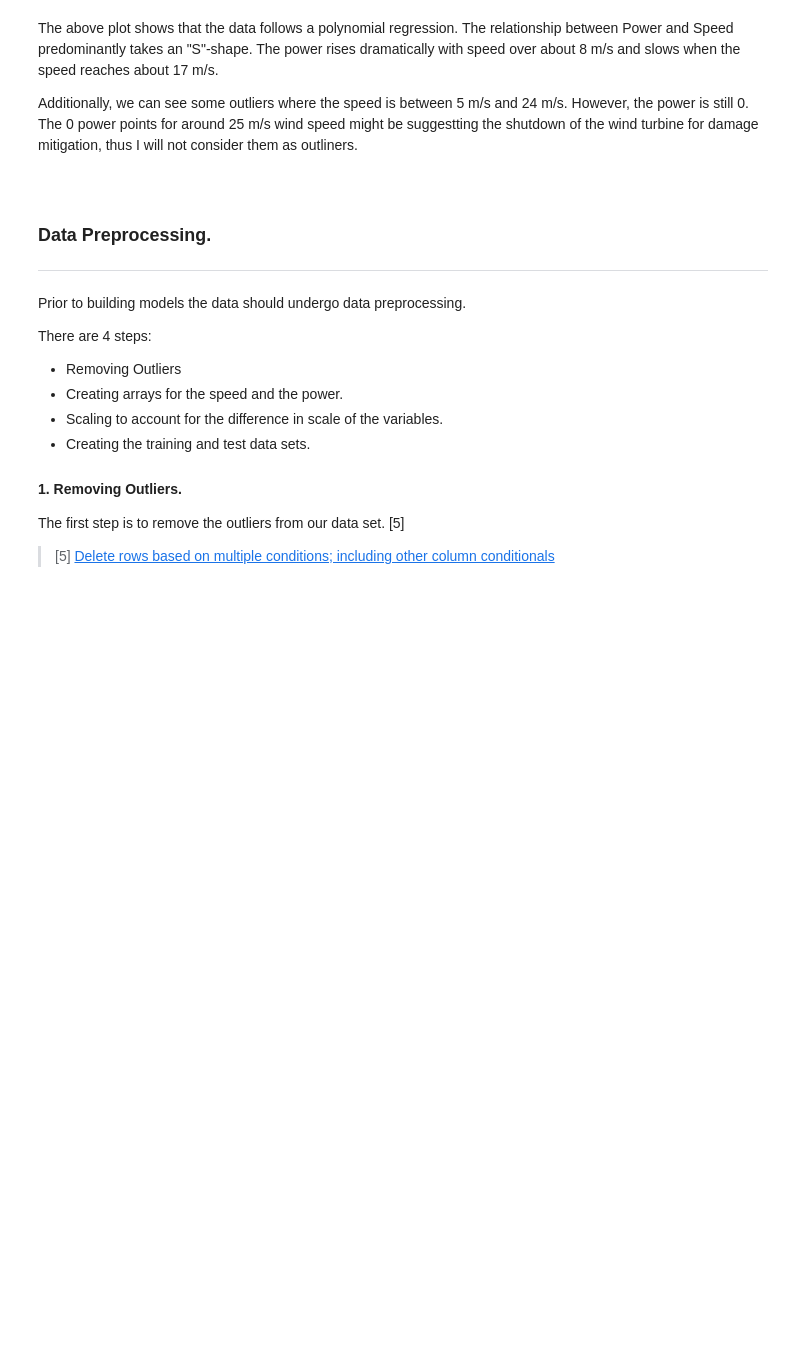
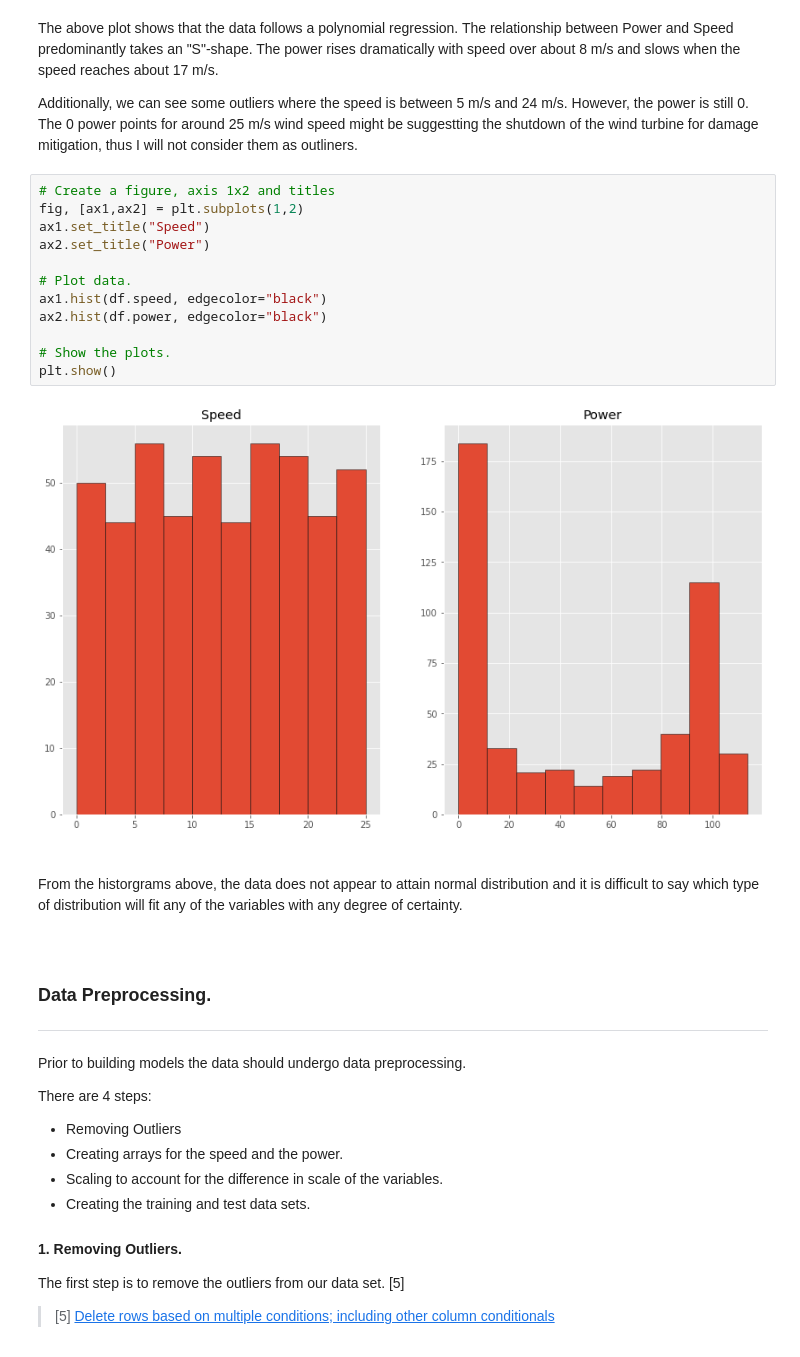
Before and after one commit to olgarozhdestvina/Fundamentals-of-Data-Analysis-Project, a Jupyter notebook: Power_production_models.ipynb, the cells around one changed output. Cells and saved outputs as stored; diff of their text form; blank space fills up the shorter version.

```diff
--- a/Power_production_models.ipynb
+++ b/Power_production_models.ipynb
@@ -133,6 +136,24 @@ plt.show()
 The above plot shows that the data follows a polynomial regression. The relationship between Power and Speed predominantly takes an "S"-shape. The power rises dramatically with speed over about 8 m/s and slows when the speed reaches about 17 m/s.
 
 Additionally, we can see some outliers where the speed is between 5 m/s and 24 m/s. However, the power is still 0. The 0 power points for around 25 m/s wind speed might be suggestting the shutdown of the wind turbine for damage mitigation, thus I will not consider them as outliners.
+# %%
+# Create a figure, axis 1x2 and titles
+fig, [ax1,ax2] = plt.subplots(1,2)
+ax1.set_title("Speed")
+ax2.set_title("Power")
+
+# Plot data.
+ax1.hist(df.speed, edgecolor="black")
+ax2.hist(df.power, edgecolor="black")
+
+# Show the plots.
+plt.show()
+# %% [output]
+[figure, added]
+# %% [markdown]
+<br>
+
+From the historgrams above, the data does not appear to attain normal distribution and it is difficult to say which type of distribution will fit any of the variables with any degree of certainty.
 # %% [markdown]
 <br>
 
```
Also changed, not shown: parts of 42 cells of this notebook.
